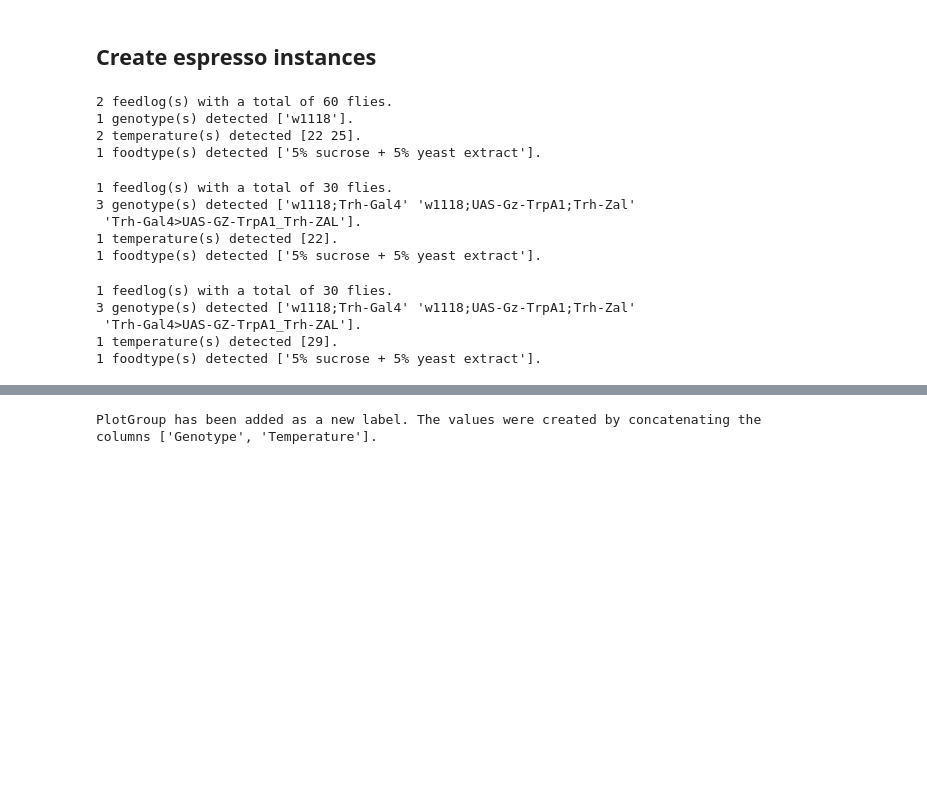
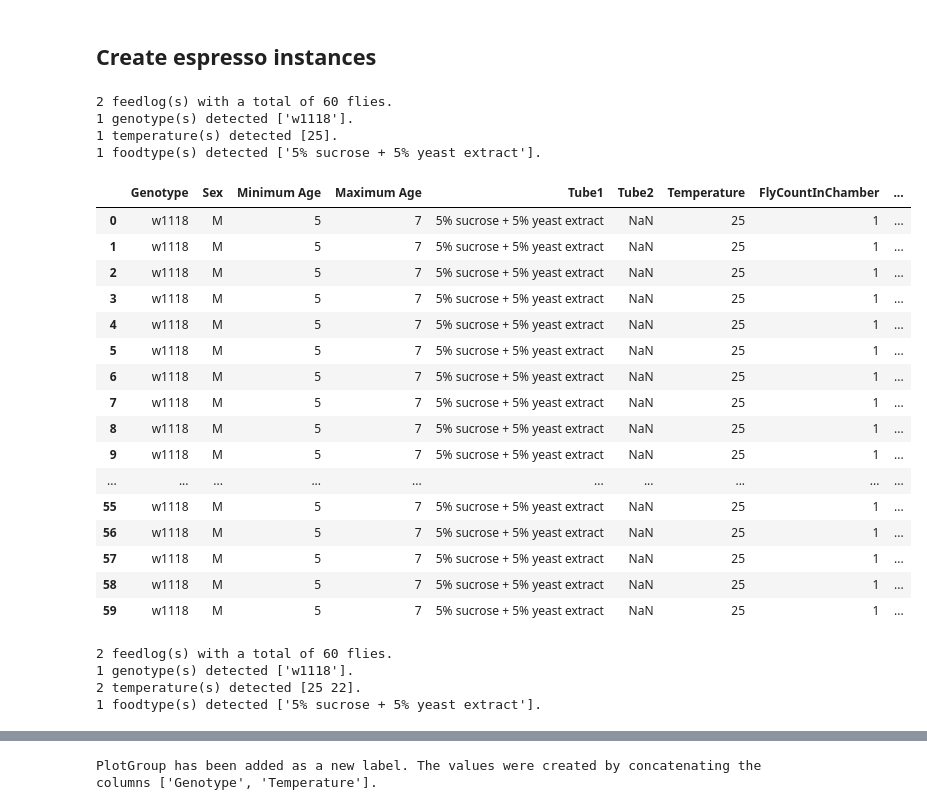
Before and after one commit to ACCLAB/espresso, a Jupyter notebook: jupyter-nb/espresso class dev.ipynb, the cells around one changed output, grey strips where cells are left out. Saved outputs shown, nothing was run; the diff lists cells and outputs as text; code cells hidden in the pictures; blank space fills up the shorter version.

Commit message:
checkpoint for 'espresso class dev.ipynb'

```diff
--- a/jupyter-nb/espresso class dev.ipynb
+++ b/jupyter-nb/espresso class dev.ipynb
@@ -19,34 +19,49 @@ import espresso as esp
 # %% [markdown]
 ## Create espresso instances
 # %%
-git_repo_folder='/home/joseshowh/git-repos/espresso'
+git_repo_folder='/Users/jacuzzijo/bin/git-repos/espresso'
+
 datadir1=os.path.join(git_repo_folder,'data/by_genotype/Trh-Gal4-Trh-Zal-UAS-GZ-TrpA1/22')
 datadir2=os.path.join(git_repo_folder,'data/by_genotype/Trh-Gal4-Trh-Zal-UAS-GZ-TrpA1/29')
-datadir3=os.path.join(git_repo_folder,'data/starvation_gradient/24-Hrs')
+datadir3=os.path.join(git_repo_folder,'data/starvation_gradient/0-Hrs')
+datadir4=os.path.join(git_repo_folder,'data/starvation_gradient/24-Hrs')
 
 twotubes22=esp.espresso(folder=datadir1)
 twotubes29=esp.espresso(folder=datadir2)
-starvation=esp.espresso(folder=datadir3)
+
+starvation0=esp.espresso(folder=datadir3)
+starvation24=esp.espresso(folder=datadir4)
-# %%
-starvation
-# %% [output]
-2 feedlog(s) with a total of 60 flies.
-1 genotype(s) detected ['w1118'].
-2 temperature(s) detected [22 25].
-1 foodtype(s) detected ['5% sucrose + 5% yeast extract'].
-# %%
-twotubes22
-# %% [output]
-1 feedlog(s) with a total of 30 flies.
-3 genotype(s) detected ['w1118;Trh-Gal4' 'w1118;UAS-Gz-TrpA1;Trh-Zal'
- 'Trh-Gal4>UAS-GZ-TrpA1_Trh-ZAL'].
-1 temperature(s) detected [22].
-1 foodtype(s) detected ['5% sucrose + 5% yeast extract'].
-# %%
-twotubes29
-# %% [output]
-1 feedlog(s) with a total of 30 flies.
-3 genotype(s) detected ['w1118;Trh-Gal4' 'w1118;UAS-Gz-TrpA1;Trh-Zal'
- 'Trh-Gal4>UAS-GZ-TrpA1_Trh-ZAL'].
-1 temperature(s) detected [29].
-1 foodtype(s) detected ['5% sucrose + 5% yeast extract'].
+# %%
+starvation0
+# %% [output]
+2 feedlog(s) with a total of 60 flies.
+1 genotype(s) detected ['w1118'].
+1 temperature(s) detected [25].
+1 foodtype(s) detected ['5% sucrose + 5% yeast extract'].
+# %%
+starvation0.flies
+# %% [output]
+|  | Genotype | Sex | Minimum Age | Maximum Age | Tube1 | Tube2 | Temperature | FlyCountInChamber | ... |
+| 0 | w1118 | M | 5 | 7 | 5% sucrose + 5% yeast extract | NaN | 25 | 1 | ... |
+| 1 | w1118 | M | 5 | 7 | 5% sucrose + 5% yeast extract | NaN | 25 | 1 | ... |
+| 2 | w1118 | M | 5 | 7 | 5% sucrose + 5% yeast extract | NaN | 25 | 1 | ... |
+| 3 | w1118 | M | 5 | 7 | 5% sucrose + 5% yeast extract | NaN | 25 | 1 | ... |
+| 4 | w1118 | M | 5 | 7 | 5% sucrose + 5% yeast extract | NaN | 25 | 1 | ... |
+| 5 | w1118 | M | 5 | 7 | 5% sucrose + 5% yeast extract | NaN | 25 | 1 | ... |
+| 6 | w1118 | M | 5 | 7 | 5% sucrose + 5% yeast extract | NaN | 25 | 1 | ... |
+| 7 | w1118 | M | 5 | 7 | 5% sucrose + 5% yeast extract | NaN | 25 | 1 | ... |
+| 8 | w1118 | M | 5 | 7 | 5% sucrose + 5% yeast extract | NaN | 25 | 1 | ... |
+| 9 | w1118 | M | 5 | 7 | 5% sucrose + 5% yeast extract | NaN | 25 | 1 | ... |
+| ... | ... | ... | ... | ... | ... | ... | ... | ... | ... |
+| 55 | w1118 | M | 5 | 7 | 5% sucrose + 5% yeast extract | NaN | 25 | 1 | ... |
+| 56 | w1118 | M | 5 | 7 | 5% sucrose + 5% yeast extract | NaN | 25 | 1 | ... |
+| 57 | w1118 | M | 5 | 7 | 5% sucrose + 5% yeast extract | NaN | 25 | 1 | ... |
+| 58 | w1118 | M | 5 | 7 | 5% sucrose + 5% yeast extract | NaN | 25 | 1 | ... |
+| 59 | w1118 | M | 5 | 7 | 5% sucrose + 5% yeast extract | NaN | 25 | 1 | ... |
+# %%
+starvation24
+# %% [output]
+2 feedlog(s) with a total of 60 flies.
+1 genotype(s) detected ['w1118'].
+2 temperature(s) detected [25 22].
+1 foodtype(s) detected ['5% sucrose + 5% yeast extract'].
```
Also changed, not shown: parts of 17 cells of this notebook.
